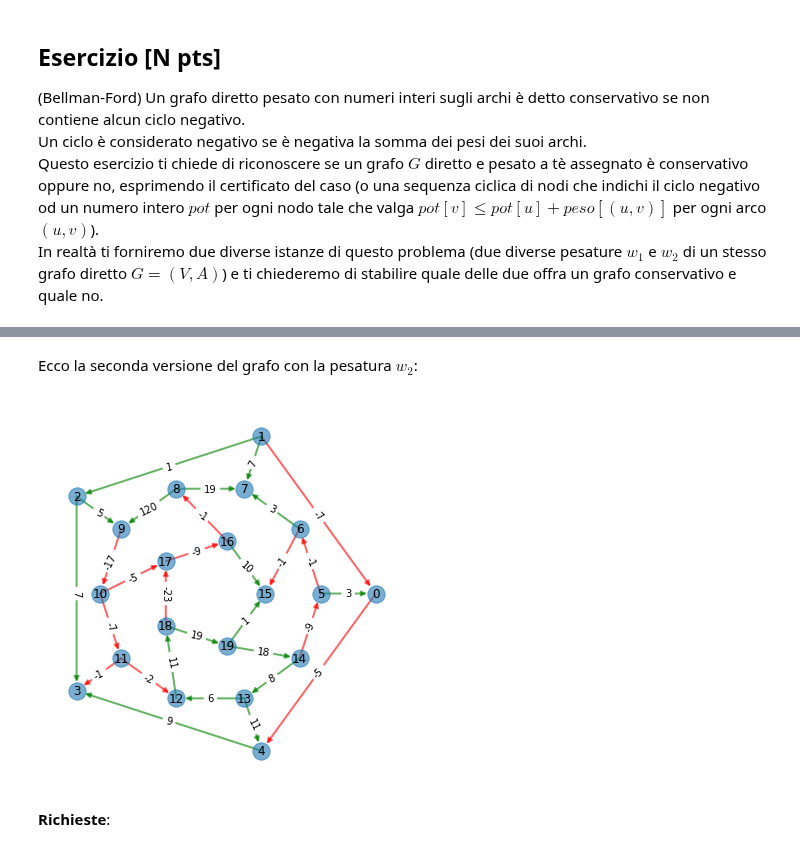
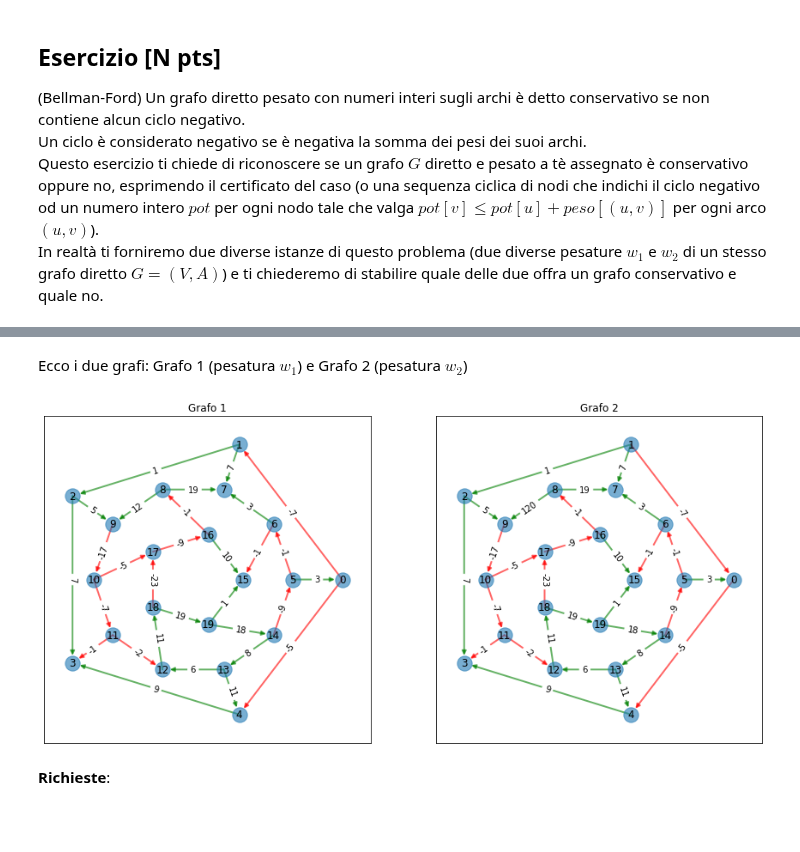
Before and after one commit to romeorizzi/eduexams, a Jupyter notebook: Notebook_nonApplet/cicli.ipynb, the cells around one changed output, grey strips where cells are left out. Saved outputs shown, nothing was run; the diff lists cells and outputs as text; code cells hidden in the pictures; blank space fills up the shorter version.

```diff
--- a/Notebook_nonApplet/cicli.ipynb
+++ b/Notebook_nonApplet/cicli.ipynb
@@ -41,6 +42,7 @@ def visualizza(grafo):
     plt.show()
 
 def subplt(grafo_1, grafo_2):
+    fig = plt.figure()
     plt.rcParams["figure.figsize"] = (15,7)
     front_face = [15, 16, 17, 18, 19]
     back_face = [0, 1, 2, 3, 4]
@@ -69,9 +71,16 @@ def subplt(grafo_1, grafo_2):
     labels = nx.get_edge_attributes(grafo_2,'w')
     nx.draw_networkx_edge_labels(grafo_2,pos,edge_labels=labels)
 
-    plt.show()
+    #plt.show()
 
 
+    ax1 = fig.add_subplot(121)
+    ax2 = fig.add_subplot(122)
+
+    ax1.title.set_text('Grafo 1')
+    ax2.title.set_text('Grafo 2')
+
+    plt.show()
 
 def visualizza_icosaedro(grafo):
     plt.rcParams["figure.figsize"] = (10,7)
@@ -268,9 +267,9 @@ Ecco la prima versione del grafo con la pesatura $w_1$:
-# %%
-display(Markdown(f"Ecco la seconda versione del grafo con la pesatura $w_2$:"))
-visualizza_icosaedro(icosaedro_2)
-# %% [output]
-Ecco la seconda versione del grafo con la pesatura $w_2$:
-[figure, removed]
+# %%
+display(Markdown(f"Ecco i due grafi: Grafo 1 (pesatura $w_1$) e Grafo 2 (pesatura $w_2$)"))
+subplt(icosaedro_1,icosaedro_2)
+# %% [output]
+Ecco i due grafi: Grafo 1 (pesatura $w_1$) e Grafo 2 (pesatura $w_2$)
+[figure, added]
 # %% [markdown]
 __Richieste__:
 # %% [markdown]
```
Also changed, not shown: parts of 5 cells of this notebook.
